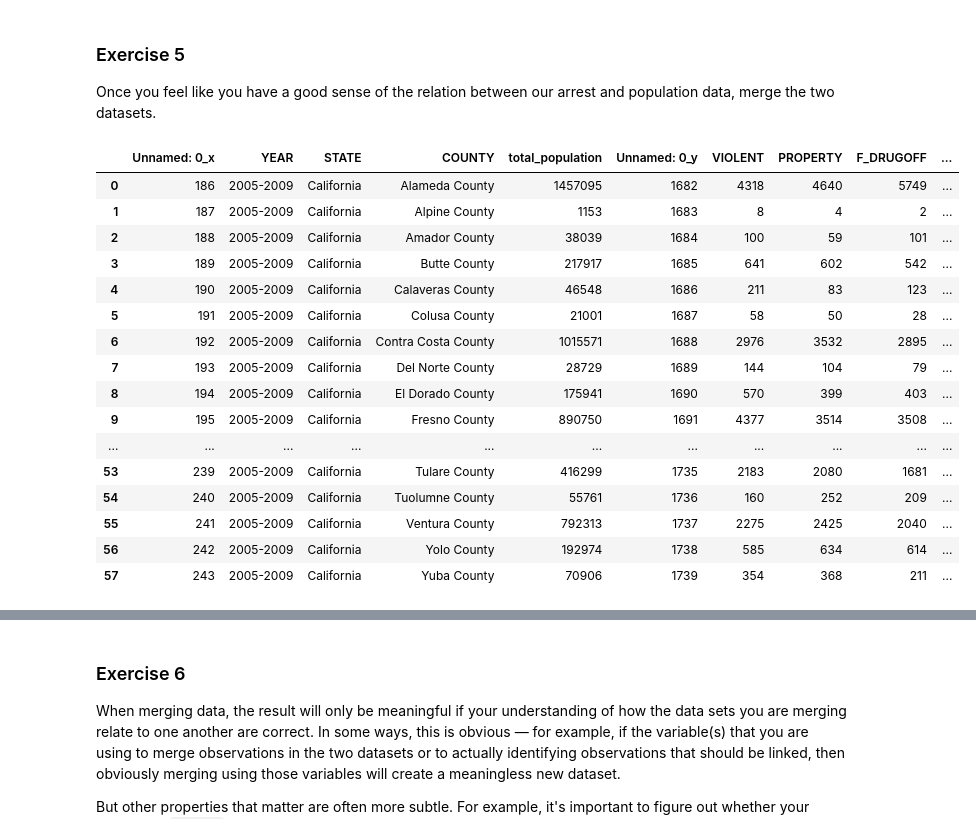
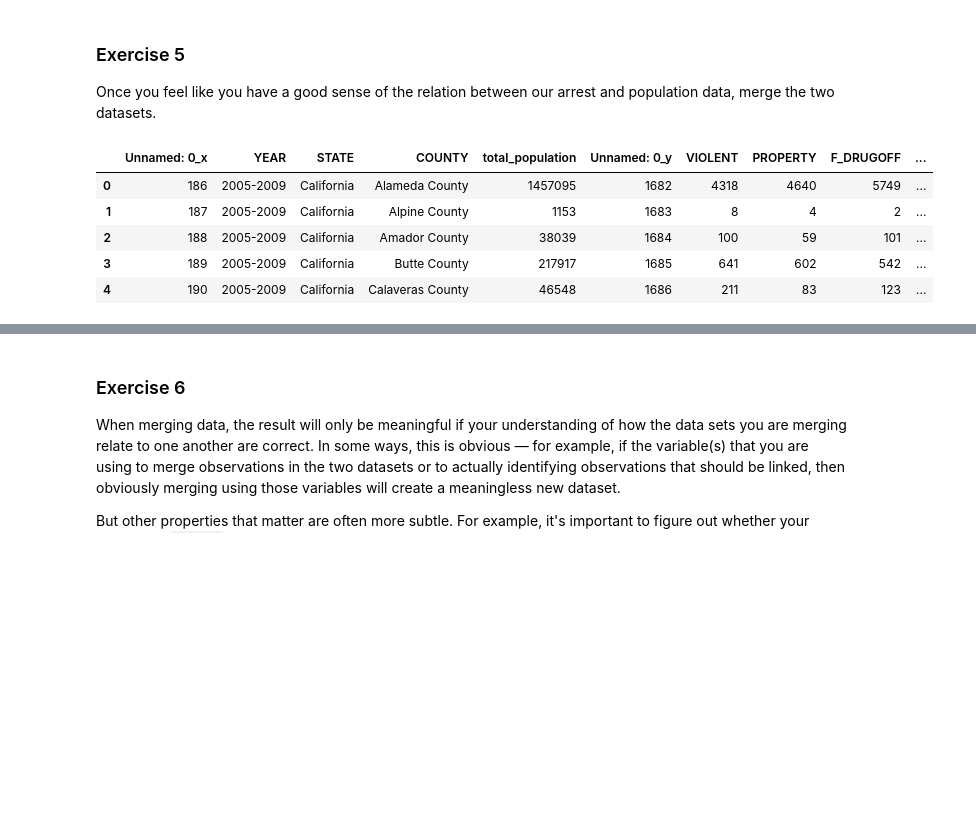
Before and after one commit to TeaTafaj/Merging-PDS, a Jupyter notebook: exercise_merging.ipynb, the cells around one changed output, grey strips where cells are left out. Cells and saved outputs as stored; diff of their text form; code cells hidden in the pictures; blank space fills up the shorter version.

```diff
--- a/exercise_merging.ipynb
+++ b/exercise_merging.ipynb
@@ -216,25 +193,14 @@ merged = pd.merge(
     indicator=True,
 )
 # %%
-merged
+merged.head()
 # %% [output]
 |  | Unnamed: 0_x | YEAR | STATE | COUNTY | total_population | Unnamed: 0_y | VIOLENT | PROPERTY | F_DRUGOFF | ... |
 | 0 | 186 | 2005-2009 | California | Alameda County | 1457095 | 1682 | 4318 | 4640 | 5749 | ... |
 | 1 | 187 | 2005-2009 | California | Alpine County | 1153 | 1683 | 8 | 4 | 2 | ... |
 | 2 | 188 | 2005-2009 | California | Amador County | 38039 | 1684 | 100 | 59 | 101 | ... |
 | 3 | 189 | 2005-2009 | California | Butte County | 217917 | 1685 | 641 | 602 | 542 | ... |
 | 4 | 190 | 2005-2009 | California | Calaveras County | 46548 | 1686 | 211 | 83 | 123 | ... |
-| 5 | 191 | 2005-2009 | California | Colusa County | 21001 | 1687 | 58 | 50 | 28 | ... |
-| 6 | 192 | 2005-2009 | California | Contra Costa County | 1015571 | 1688 | 2976 | 3532 | 2895 | ... |
-| 7 | 193 | 2005-2009 | California | Del Norte County | 28729 | 1689 | 144 | 104 | 79 | ... |
-| 8 | 194 | 2005-2009 | California | El Dorado County | 175941 | 1690 | 570 | 399 | 403 | ... |
-| 9 | 195 | 2005-2009 | California | Fresno County | 890750 | 1691 | 4377 | 3514 | 3508 | ... |
-| ... | ... | ... | ... | ... | ... | ... | ... | ... | ... | ... |
-| 53 | 239 | 2005-2009 | California | Tulare County | 416299 | 1735 | 2183 | 2080 | 1681 | ... |
-| 54 | 240 | 2005-2009 | California | Tuolumne County | 55761 | 1736 | 160 | 252 | 209 | ... |
-| 55 | 241 | 2005-2009 | California | Ventura County | 792313 | 1737 | 2275 | 2425 | 2040 | ... |
-| 56 | 242 | 2005-2009 | California | Yolo County | 192974 | 1738 | 585 | 634 | 614 | ... |
-| 57 | 243 | 2005-2009 | California | Yuba County | 70906 | 1739 | 354 | 368 | 211 | ... |
 # %%
 merged["COUNTY"].value_counts()
 # %% [output]
```
Also changed, not shown: parts of 23 cells of this notebook.
